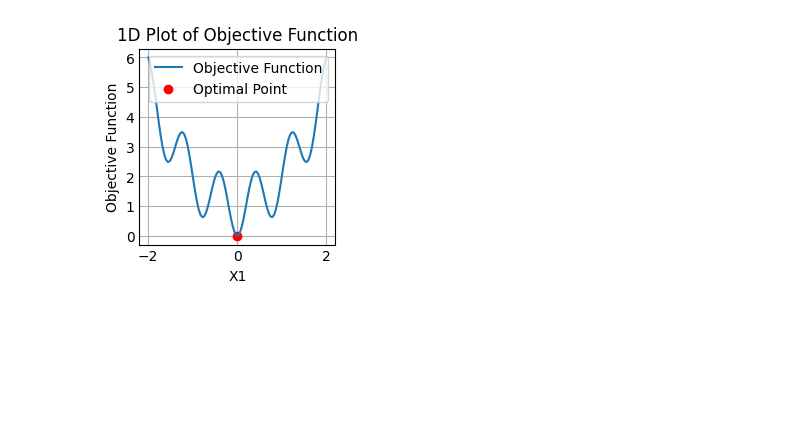
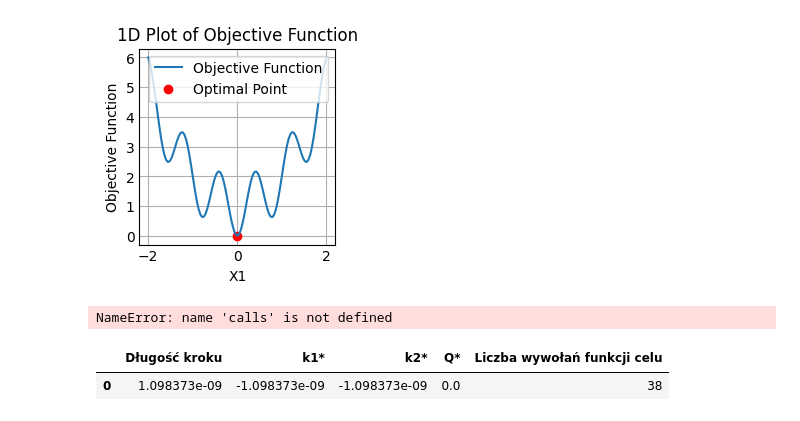
Before and after one commit to MKuzera/Optymalizacja-Projekt-2, a Jupyter notebook: plot.ipynb, the cells around one changed output. Cells and saved outputs as stored; diff of their text form; code cells hidden in the pictures; blank space fills up the shorter version.

```diff
--- a/plot.ipynb
+++ b/plot.ipynb
@@ -235,3 +235,59 @@ plt.title('1D Plot of Objective Function')
 plt.show()
 # %% [output]
 [figure]
+# %%
+import numpy as np
+from scipy.integrate import odeint
+from scipy.optimize import minimize
+import pandas as pd
+
+# Функция для интеграции уравнений движения
+def model(y, t, k1, k2):
+    alpha, omega = y
+    alpha_ref = np.pi  # Угловая цель
+    omega_ref = 0.0  # Целевая угловая скорость
+    M = k1 * (alpha_ref - alpha) + k2 * (omega_ref - omega)  # Момент силы
+    I = 1/3 + 1  # Момент инерции
+    b = 0.5  # Коэффициент тарировочного трения
+    dydt = [omega, (M - b * omega) / I]
+    return dydt
+
+# Функция для оптимизации
+def objective_function(params):
+    global calls
+    calls += 1
+    k1, k2 = params
+    t_span = np.arange(0, 100, 0.5)  # Временной интервал с шагом 0.5
+    initial_conditions = [0, 0]  # Начальные условия для угла и угловой скорости
+    solution = odeint(model, initial_conditions, t_span, args=(k1, k2))
+    Q = np.trapz((10 * (np.pi - solution[:, 0])**2 + solution[:, 1]**2 + (k1 * (np.pi - solution[:, 0]) + k2 * solution[:, 1])**2), t_span)
+    return Q
+
+# Создание DataFrame для хранения результатов
+results_df = pd.DataFrame(columns=['Długość kroku', 'k1*', 'k2*', 'Q*', 'Liczba wywołań funkcji celu'])
+
+# Оптимизация методом Hooke’a-Jeevesa
+initial_guess = [0, 0]
+result_hj = minimize(objective_function, initial_guess, method='Powell', options={'initial_simplex': np.array([[0.5, 0], [0, 0.5]])})
+
+# Заполнение таблицы результатов
+results_df.loc['Hooke’a-Jeevesa'] = [result_hj.get('nit'), result_hj.x[0], result_hj.x[1], result_hj.fun, calls]
+
+# Сброс счетчика вызовов
+calls = 0
+
+# Оптимизация методом Rosenbrocka
+result_rb = minimize(objective_function, initial_guess, method='BFGS', options={'gtol': 0.5})
+
+# Заполнение таблицы результатов
+results_df.loc['Rosenbrock'] = [result_rb.get('nit'), result_rb.x[0], result_rb.x[1], result_rb.fun, calls]
+
+# Вывод результатов
+print(results_df)
+# %% [output]
+NameError: name 'calls' is not defined
+# %%
+result_df.head()
+# %% [output]
+|  | Długość kroku | k1* | k2* | Q* | Liczba wywołań funkcji celu |
+| 0 | 1.098373e-09 | -1.098373e-09 | -1.098373e-09 | 0.0 | 38 |
```
Also changed, not shown: parts of 4 cells of this notebook, 9 other files.
